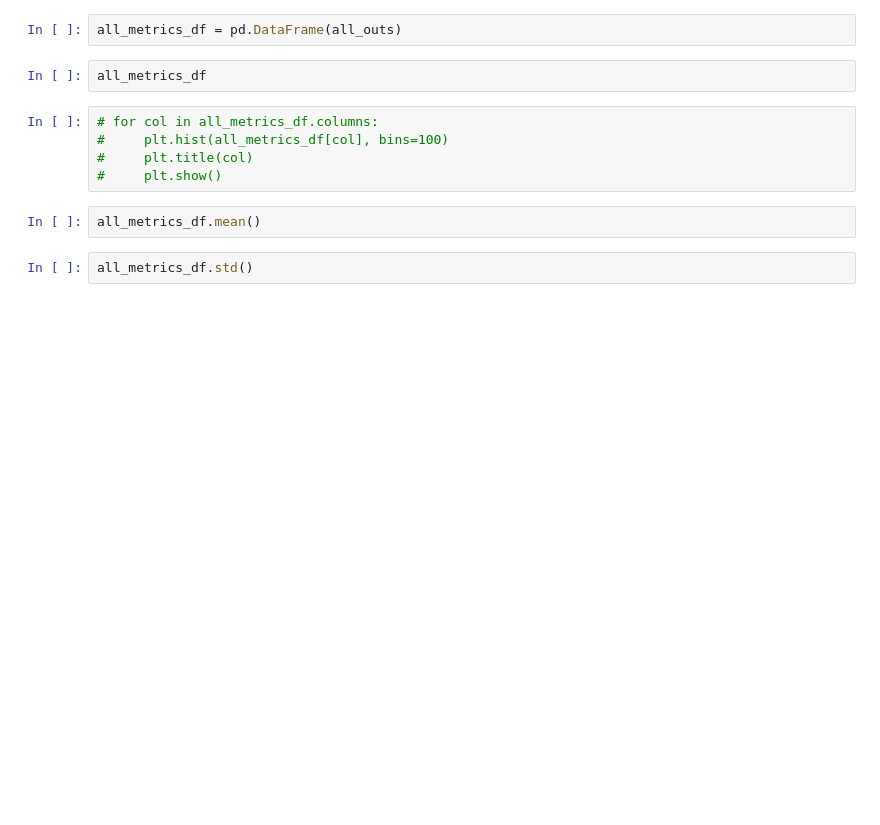
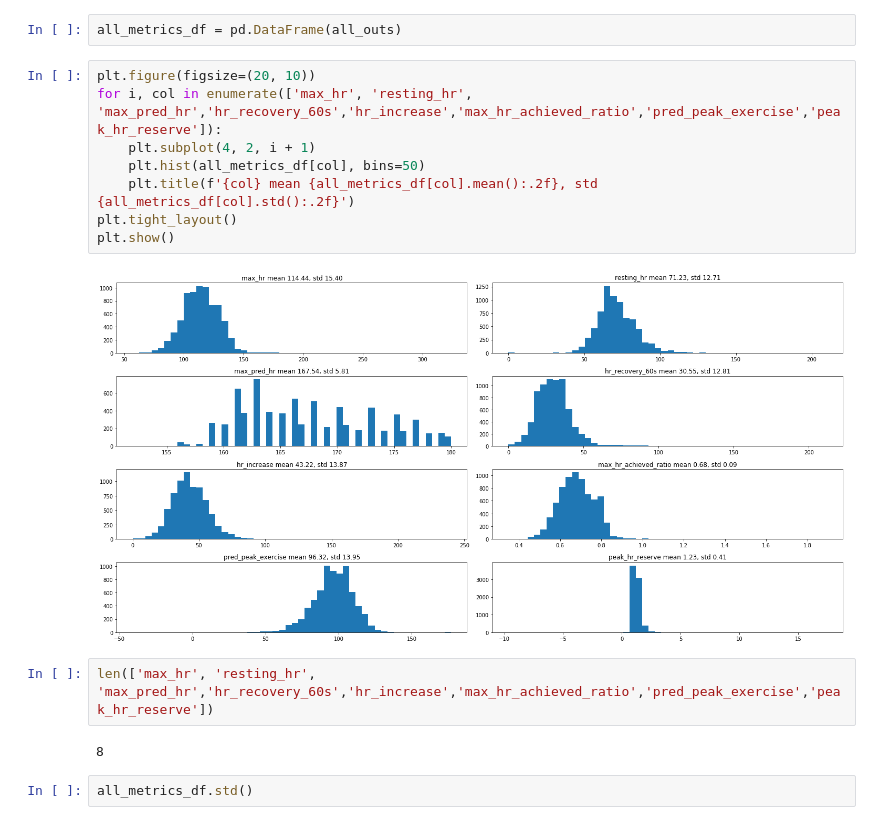
Before and after one commit to broadinstitute/ml4h, a Jupyter notebook: notebooks/ecg/exercise_ecg_plotting.ipynb, the cells around one changed output. Saved outputs shown, nothing was run; the diff lists cells and outputs as text; blank space fills up the shorter version.

```diff
--- a/notebooks/ecg/exercise_ecg_plotting.ipynb
+++ b/notebooks/ecg/exercise_ecg_plotting.ipynb
@@ -163,14 +145,19 @@ all_metrics_df = pd.DataFrame(all_outs)
 # %%
 all_metrics_df = pd.DataFrame(all_outs)
-# %%
-all_metrics_df
-# %%
-# for col in all_metrics_df.columns:
-#     plt.hist(all_metrics_df[col], bins=100)
-#     plt.title(col)
-#     plt.show()
-# %%
-all_metrics_df.mean()
+# %%
+plt.figure(figsize=(20, 10))
+for i, col in enumerate(['max_hr', 'resting_hr', 'max_pred_hr','hr_recovery_60s','hr_increase','max_hr_achieved_ratio','pred_peak_exercise','peak_hr_reserve']):
+    plt.subplot(4, 2, i + 1)
+    plt.hist(all_metrics_df[col], bins=50)
+    plt.title(f'{col} mean {all_metrics_df[col].mean():.2f}, std {all_metrics_df[col].std():.2f}')
+plt.tight_layout()
+plt.show()
+# %% [output]
+[figure, added]
+# %%
+len(['max_hr', 'resting_hr', 'max_pred_hr','hr_recovery_60s','hr_increase','max_hr_achieved_ratio','pred_peak_exercise','peak_hr_reserve'])
+# %% [output]
+8
 # %%
 all_metrics_df.std()
 # %%
```
Also changed, not shown: parts of 5 cells of this notebook.
